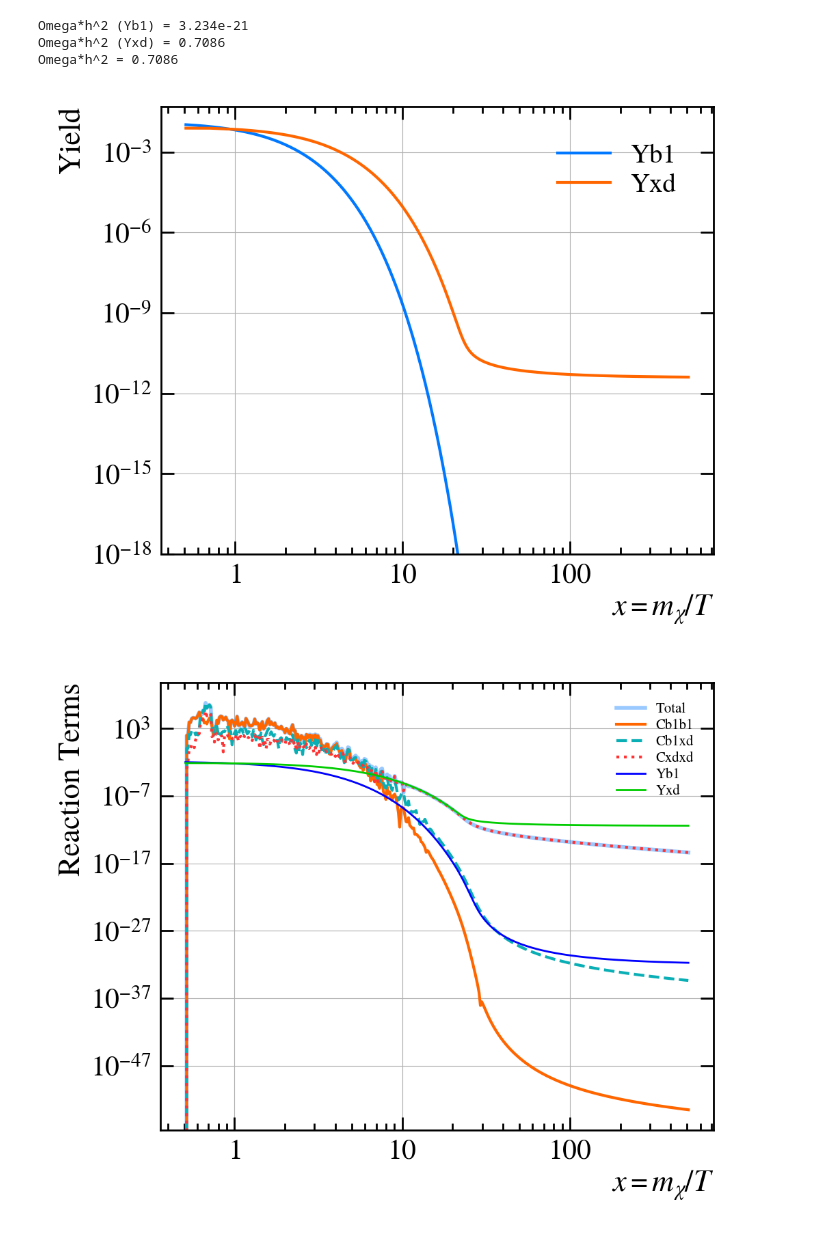
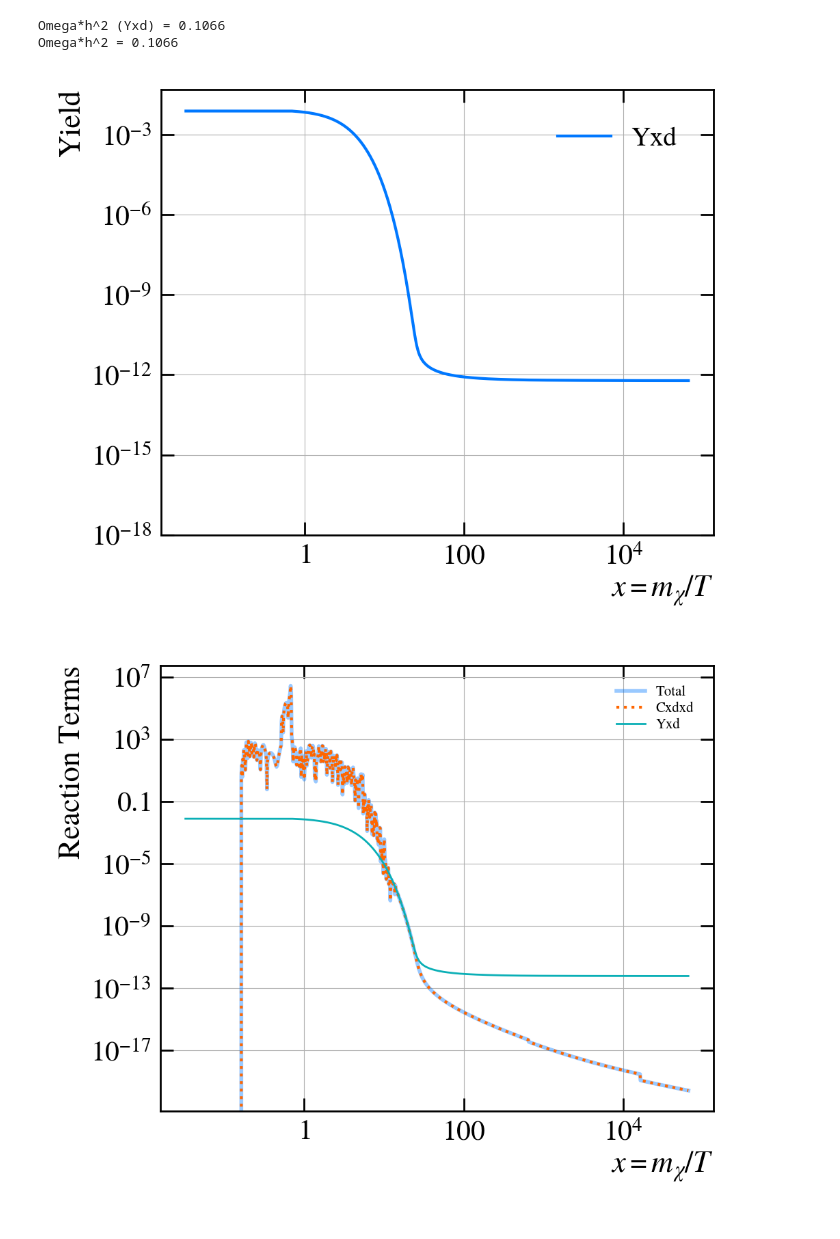
Before and after one commit to gabrielaalevi/DarkCalc, a Jupyter notebook: plotSolution.ipynb, the cells around one changed output. Saved outputs shown, nothing was run; the diff lists cells and outputs as text; code cells hidden in the pictures.

```diff
--- a/plotSolution.ipynb
+++ b/plotSolution.ipynb
@@ -9,8 +9,8 @@ try:
 except:
     print("mplhep not found. Falling back to default plot style")
 # %%
-# solutionsFile = './solution_FO.csv'
-solutionsFile = './solution_Coann.csv'
+solutionsFile = './solution_FO.csv'
+# solutionsFile = './solution_Coann.csv'
 # %%
 data = np.genfromtxt(solutionsFile,delimiter=',',names=True)
 omTot = 0.0
@@ -26,9 +26,8 @@ for label in data.dtype.names:
     omTot += omh2
 print(f'Omega*h^2 = {omTot:1.4g}')
 # %% [output]
-Omega*h^2 (Yb1) = 3.234e-21
-Omega*h^2 (Yxd) = 0.7086
-Omega*h^2 = 0.7086
+Omega*h^2 (Yxd) = 0.1066
+Omega*h^2 = 0.1066
 # %%
 fig = plt.figure(figsize=(10,8))
 for label in ylabels:
@@ -44,7 +43,7 @@ plt.grid()
 plt.legend()
 plt.show()
 # %% [output]
-[figure, old version]
+[figure, new version]
 # %%
 fig = plt.figure(figsize=(10,8))
 reaction_labels = [label for label in data.dtype.names if (label[0] != 'Y' and label != 'x')]
@@ -52,37 +51,42 @@ total_rate = np.abs(data[reaction_labels[0]])
 cb1b1_rate = np.zeros(len(data))
 cxdxd_rate = np.zeros(len(data))
 cb1xd_rate = np.zeros(len(data))
-db1 = data['Db1dsdxH']
-dxd = data['DxddsdxH']
+if 'Db1dsdxH' in reaction_labels:
+    db1 = data['Db1dsdxH']
+if 'DxddsdxH' in reaction_labels:
+    dxd = data['DxddsdxH']
 for label in reaction_labels[1:]:
     total_rate += data[label]
     if label.split('_')[0].count('b1') == 2:
         cb1b1_rate += data[label]
     elif label.split('_')[0].count('xd') == 2:
         cxdxd_rate += data[label]
     else:
         cb1xd_rate += data[label]
 
 
 plt.plot(data['x'],np.abs(total_rate), linewidth=4, label = 'Total', linestyle='solid',alpha=0.4)
-plt.plot(data['x'],np.abs(cb1b1_rate), linewidth=3, label = 'Cb1b1', linestyle='solid')
-plt.plot(data['x'],np.abs(cb1xd_rate), linewidth=3, label = 'Cb1xd', linestyle='dashed')
-plt.plot(data['x'],np.abs(cxdxd_rate), linewidth=3, label = 'Cxdxd', linestyle='dotted')
+if np.abs(cb1b1_rate).max() > 0.0:
+    plt.plot(data['x'],np.abs(cb1b1_rate), linewidth=3, label = 'Cb1b1', linestyle='solid')
+if np.abs(cb1xd_rate).max() > 0.0:
+    plt.plot(data['x'],np.abs(cb1xd_rate), linewidth=3, label = 'Cb1xd', linestyle='dashed')
+if np.abs(cxdxd_rate).max() > 0.0:
+    plt.plot(data['x'],np.abs(cxdxd_rate), linewidth=3, label = 'Cxdxd', linestyle='dotted')
 
 for label in ylabels:
     plt.plot(data['x'],data[label], linewidth=2, label = label)
 
 
 
 plt.xlabel(r'$x = m_{\chi}/T$')
 plt.ylabel('Reaction Terms')
 
 # plt.ylim(1e-2*total_rate.min(),100*total_rate.max())
 # plt.ylim(1e-5,1e5)
 plt.xscale('log')
 plt.yscale('log')
 plt.grid()
 plt.legend(fontsize=15)
 plt.show()
 # %% [output]
-[figure, old version]
+[figure, new version]
```
Also changed, not shown: 6 other files.
